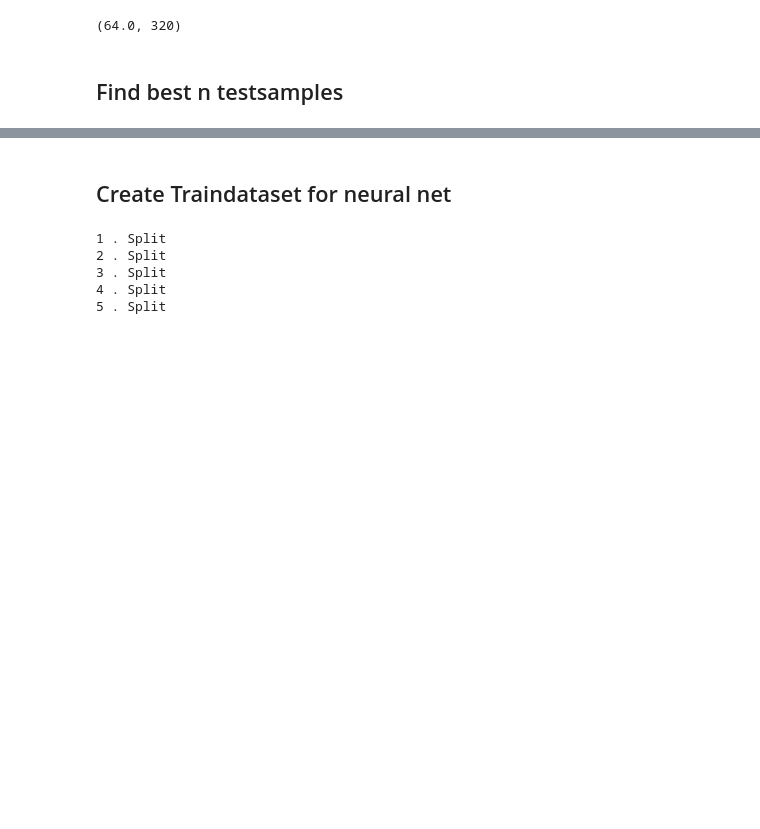
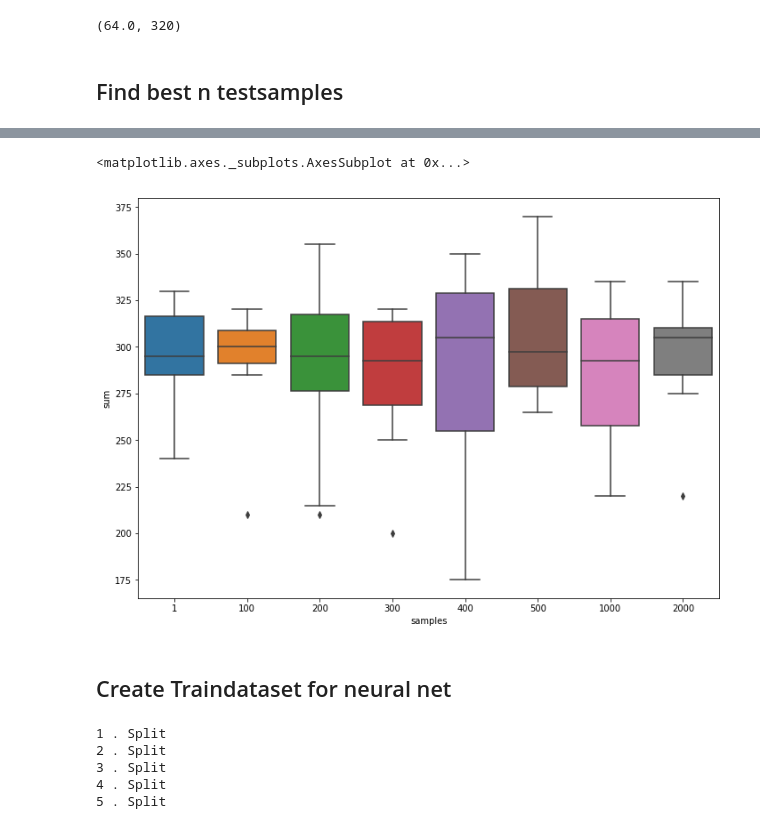
Before and after one commit to LackesLab/dmc2019, a Jupyter notebook: notebooks/final_classifier.ipynb, the cells around one changed output, grey strips where cells are left out. Cells and saved outputs as stored; diff of their text form; code cells hidden in the pictures; blank space fills up the shorter version.

Commit message:
Added plot for cross validation of ssl

```diff
--- a/notebooks/final_classifier.ipynb
+++ b/notebooks/final_classifier.ipynb
@@ -424,14 +430,18 @@ DMC Mean: 64.0 --- DMC Sum: 320
 # %%
-for i in [500]:
+batch = dict()
+for i in [1,100,200,300,400,500,1000,2000]:
     print("Taking ",i, "testsamples")
     dmc_scores = 0
     dmc_sum = 0
+    batch[str(i)] = list()
     for j in range(10):
+
         train_Xy_for_crossval = train_complete_X_unscaled_df.copy()
         train_Xy_for_crossval['fraud'] = train_complete_y_df.copy()
         test_X_for_crossval = test_X_unscaled_df.copy()
         res = own_classifier_cross_validation(train_Xy_for_crossval.copy().sample(frac=1),test_X_for_crossval,i,5,transformer, keras_model)
         dmc_scores += res[0]
         dmc_sum += res[1]
+        batch[str(i)].append(res)
     print("Mean of DMC Mean is {} and DMC Sum is {} for {} testsamples".format(dmc_scores/10,dmc_sum/10, i, ))
 # %% [output]
@@ -449,0 +465,7 @@ Mean of DMC Mean is 61.2 and DMC Sum is 306.0 for 500 testsamples
+# %%
+plot_frame = pd.DataFrame(columns=["samples","run", "mean", "sum"])
+for n_testsamples in batch.items():
+    #print(n_testsamples)
+    for idx, run in enumerate(n_testsamples[1]):
+        row = {"samples" : str(n_testsamples[0]), "run" : idx, "mean": run[0], "sum":run[1]}
+        plot_frame = plot_frame.append(row,ignore_index=True)
@@ -450,3 +481,13 @@ Mean of DMC Mean is 61.2 and DMC Sum is 306.0 for 500 testsamples
+# %%
+import seaborn as sns
+import matplotlib.pyplot as plt
+a4_dims = (11.7, 8.27)
+fig, ax = plt.subplots(figsize=a4_dims)
+plot_frame["sum"] = plot_frame["sum"].astype(float)
+sns.boxplot(x="samples", y="sum", data=plot_frame, ax=ax, order=["1","100","200","300","400","500","1000","2000"], notch=False)
+# %% [output]
+<matplotlib.axes._subplots.AxesSubplot at 0x...>
+[figure, added]
 # %% [markdown]
 ## Create Traindataset for neural net
 # %%
```
Also changed, not shown: parts of 4 cells of this notebook, 6 other files.
